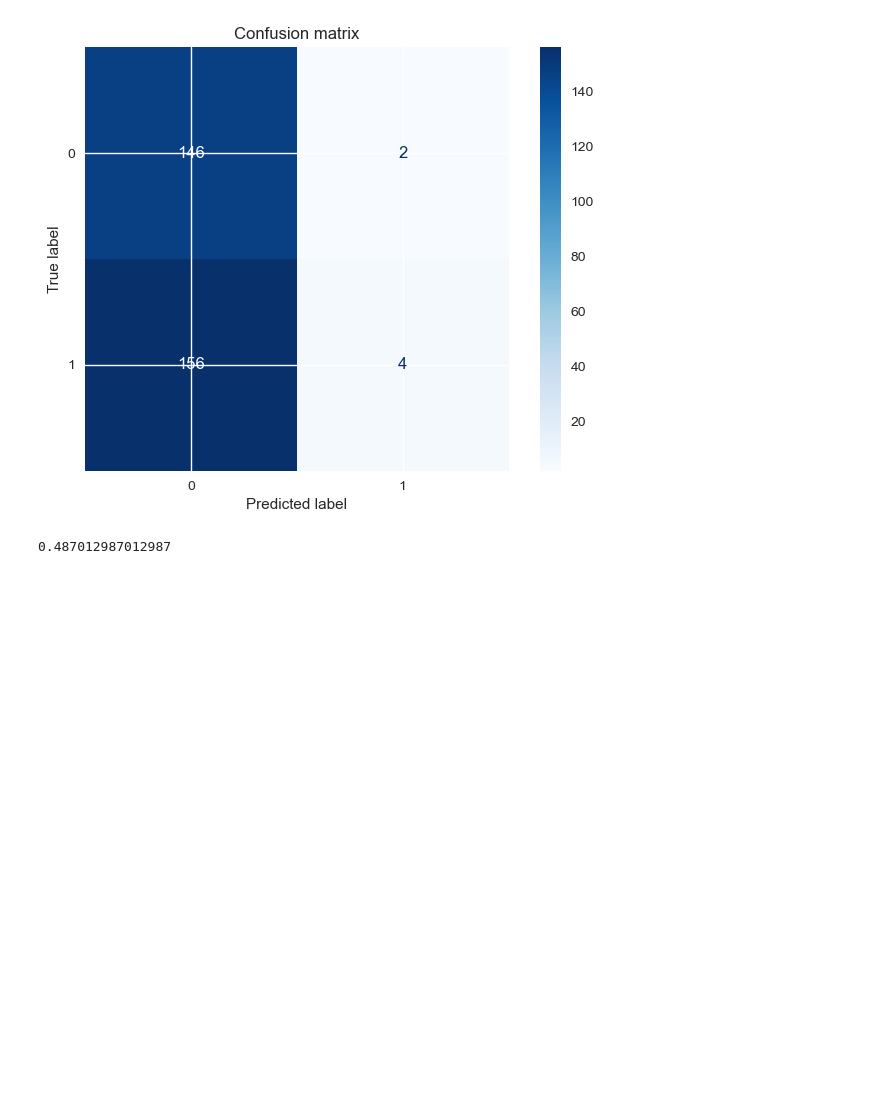
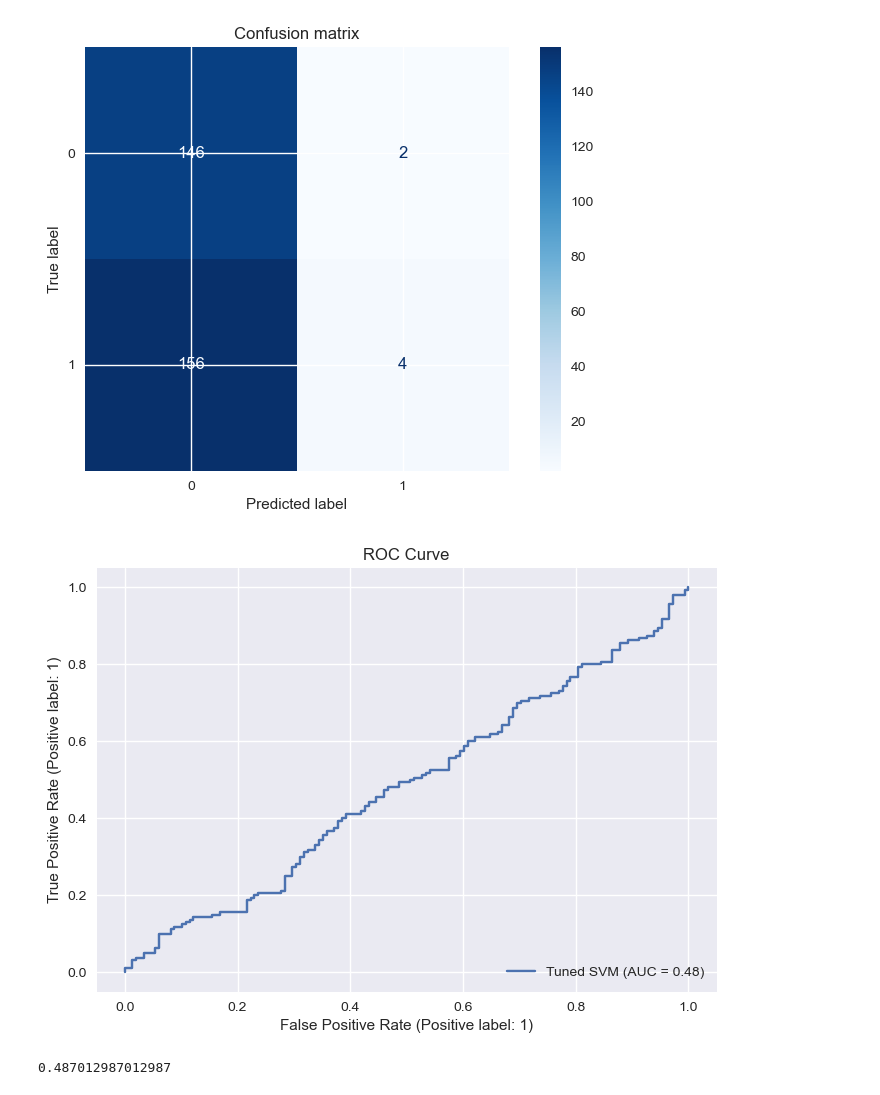
Before and after one commit to fbristotti/cqf, a Jupyter notebook: exam3/exam3.ipynb, the cells around one changed output. Cells and saved outputs as stored; diff of their text form; code cells hidden in the pictures; blank space fills up the shorter version.

```diff
--- a/exam3/exam3.ipynb
+++ b/exam3/exam3.ipynb
@@ -365,6 +376,17 @@ disp.ax_.set_title('Confusion matrix')
 plt.show()
 # %% [output]
 [figure]
+# %%
+# Display ROCCurve
+disp_roc = RocCurveDisplay.from_estimator(
+            model  ,
+            X_test,
+            y_test,
+            name='Tuned SVM')
+disp_roc.ax_.set_title('ROC Curve')
+plt.show()
+# %% [output]
+[figure, added]
 # %%
 accuracy_score(y_test, y_pred)
 # %% [output]
```
Also changed, not shown: parts of 2 cells of this notebook.
